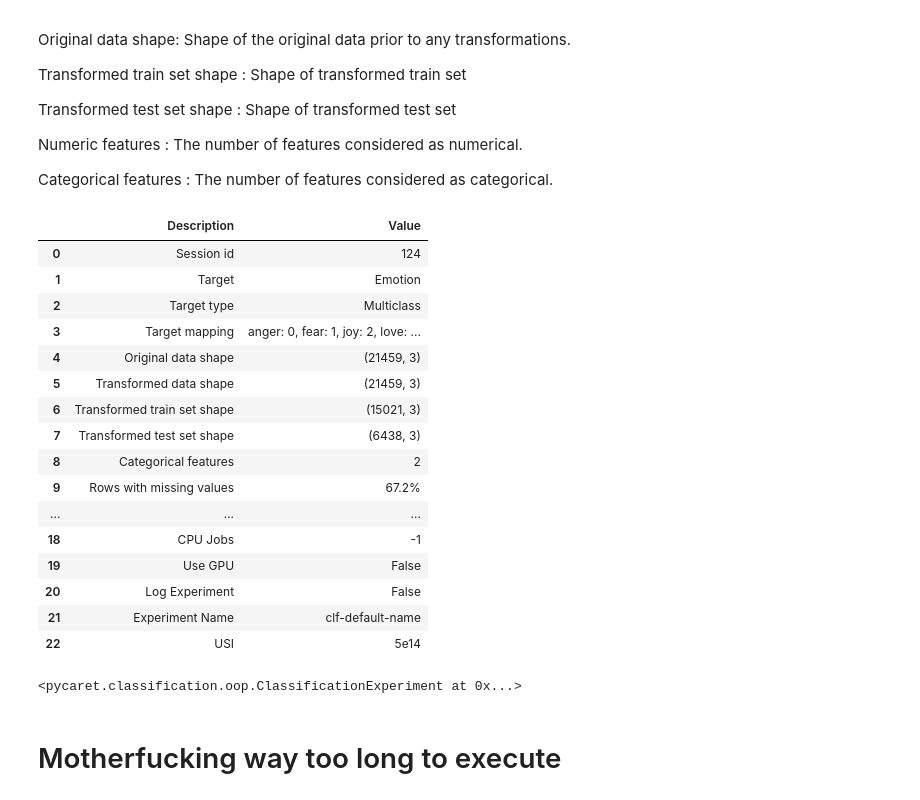
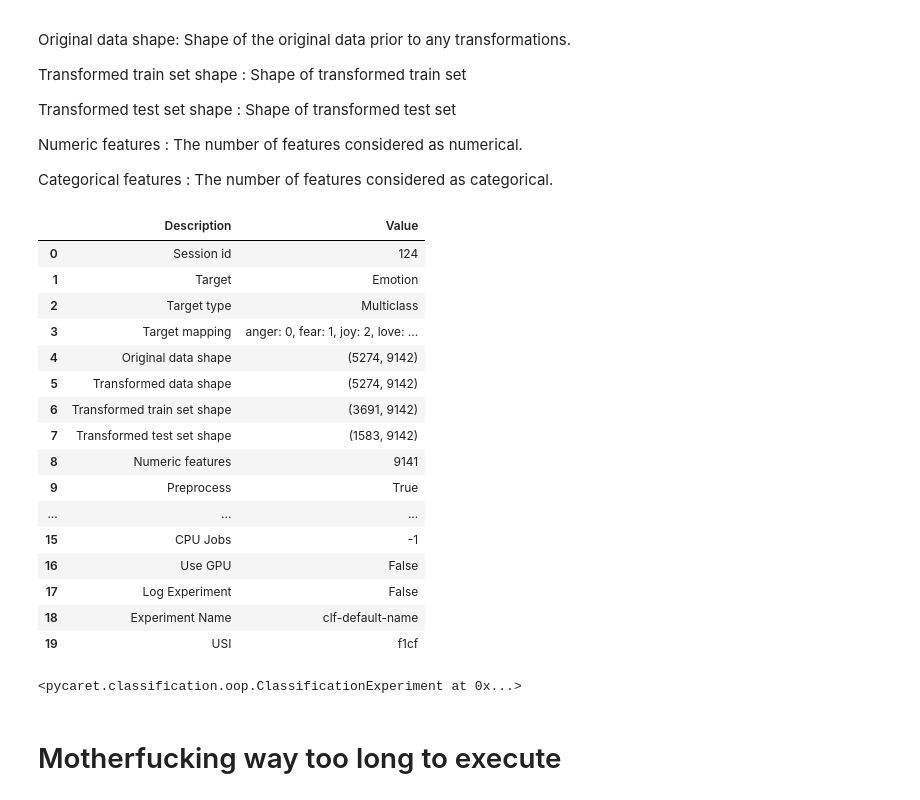
Before and after one commit to Antho-SJ/ml-in-the-clouds, a Jupyter notebook: julien_notebook.ipynb, the cells around one changed output. Saved outputs shown, nothing was run; the diff lists cells and outputs as text; code cells hidden in the pictures.

```diff
--- a/julien_notebook.ipynb
+++ b/julien_notebook.ipynb
@@ -181,0 +184,21 @@ Name: Test_Counters, Length: 21459, dtype: object
+# %%
+df = pd.read_csv("emotions_train.csv")
+min_count = df['Emotion'].value_counts().min()
+
+# Create a list to hold the undersampled DataFrames
+undersampled_dfs = []
+
+# Loop over each unique emotion
+for emotion in df['Emotion'].value_counts().index:
+    # Sample min_count rows from each emotion
+    df_emotion = df[df['Emotion'] == emotion].sample(n=min_count, random_state=42)
+    # Append the undersampled DataFrame to the list
+    undersampled_dfs.append(df_emotion)
+
+# Concatenate all the undersampled DataFrames
+df_undersampling = pd.concat(undersampled_dfs)
+
+# Shuffle the resulting DataFrame to mix the emotions
+df = df_undersampling.sample(frac=1, random_state=42).reset_index(drop=True)
+
+df_undersampling.to_csv('df_undersampling_train.csv', index=False)
@@ -184,3 +444,16 @@ Name: Test_Counters, Length: 21459, dtype: object
+# %%
+X = df["Text"]
+y = df["Emotion"]
+
+# Pipeline vectorizer + Naive Bayes
+pipeline_naive_bayes = make_pipeline(
+    TfidfVectorizer(),
+    MultinomialNB()
+)
+pipeline_naive_bayes.fit(X, y)
+X_transformed = pipeline_naive_bayes.named_steps['tfidfvectorizer'].transform(X)
+df_transformed = pd.DataFrame(X_transformed.toarray())
+df_transformed['Emotion'] = y.values
 # %%
 # import pycaret classification and init setup
 
@@ -226,25 +499,25 @@ Categorical features : The number of features considered as categorical.
 from pycaret.classification import ClassificationExperiment
 exp = ClassificationExperiment()
 # %%
-exp.setup(df, target = 'Emotion', session_id = 124)
+exp.setup(df_transformed, target = 'Emotion', session_id = 124)
 # %% [output]
 |  | Description | Value |
 | 0 | Session id | 124 |
 | 1 | Target | Emotion |
 | 2 | Target type | Multiclass |
 | 3 | Target mapping | anger: 0, fear: 1, joy: 2, love: ... |
-| 4 | Original data shape | (21459, 3) |
-| 5 | Transformed data shape | (21459, 3) |
-| 6 | Transformed train set shape | (15021, 3) |
-| 7 | Transformed test set shape | (6438, 3) |
-| 8 | Categorical features | 2 |
-| 9 | Rows with missing values | 67.2% |
+| 4 | Original data shape | (5274, 9142) |
+| 5 | Transformed data shape | (5274, 9142) |
+| 6 | Transformed train set shape | (3691, 9142) |
+| 7 | Transformed test set shape | (1583, 9142) |
+| 8 | Numeric features | 9141 |
+| 9 | Preprocess | True |
 | ... | ... | ... |
-| 18 | CPU Jobs | -1 |
-| 19 | Use GPU | False |
-| 20 | Log Experiment | False |
-| 21 | Experiment Name | clf-default-name |
-| 22 | USI | 5e14 |
+| 15 | CPU Jobs | -1 |
+| 16 | Use GPU | False |
+| 17 | Log Experiment | False |
+| 18 | Experiment Name | clf-default-name |
+| 19 | USI | f1cf |
 <pycaret.classification.oop.ClassificationExperiment at 0x...>
 # %% [markdown]
 # Motherfucking way too long to execute
```
Also changed, not shown: parts of 32 cells of this notebook, 2 other files.
